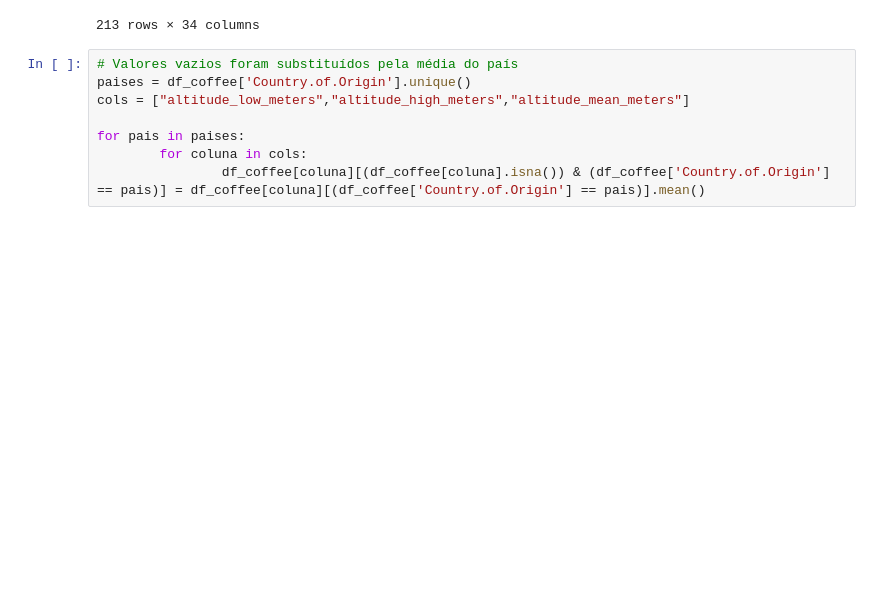
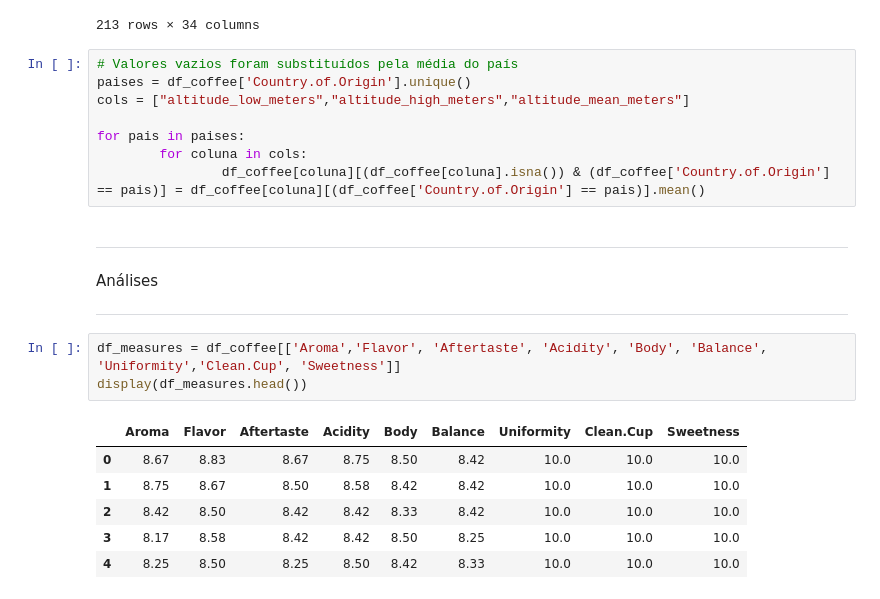
Before and after one commit to fernandadefalco/projeto-moduloIV, a Jupyter notebook: projeto_4.ipynb, the cells around one changed output. Drawn from its saved outputs; the diff is of its cells as text; blank space fills up the shorter version.

```diff
--- a/projeto_4.ipynb
+++ b/projeto_4.ipynb
@@ -231,3 +231,17 @@ cols = ["altitude_low_meters","altitude_high_meters","altitude_mean_meters"]
 for pais in paises:
         for coluna in cols:
                 df_coffee[coluna][(df_coffee[coluna].isna()) & (df_coffee['Country.of.Origin'] == pais)] = df_coffee[coluna][(df_coffee['Country.of.Origin'] == pais)].mean()
+# %% [markdown]
+_____
+Análises
+___
+# %%
+df_measures = df_coffee[['Aroma','Flavor', 'Aftertaste', 'Acidity', 'Body', 'Balance', 'Uniformity','Clean.Cup', 'Sweetness']]
+display(df_measures.head())
+# %% [output]
+|  | Aroma | Flavor | Aftertaste | Acidity | Body | Balance | Uniformity | Clean.Cup | Sweetness |
+| 0 | 8.67 | 8.83 | 8.67 | 8.75 | 8.50 | 8.42 | 10.0 | 10.0 | 10.0 |
+| 1 | 8.75 | 8.67 | 8.50 | 8.58 | 8.42 | 8.42 | 10.0 | 10.0 | 10.0 |
+| 2 | 8.42 | 8.50 | 8.42 | 8.42 | 8.33 | 8.42 | 10.0 | 10.0 | 10.0 |
+| 3 | 8.17 | 8.58 | 8.42 | 8.42 | 8.50 | 8.25 | 10.0 | 10.0 | 10.0 |
+| 4 | 8.25 | 8.50 | 8.25 | 8.50 | 8.42 | 8.33 | 10.0 | 10.0 | 10.0 |
```
Also changed, not shown: parts of 2 cells of this notebook.
